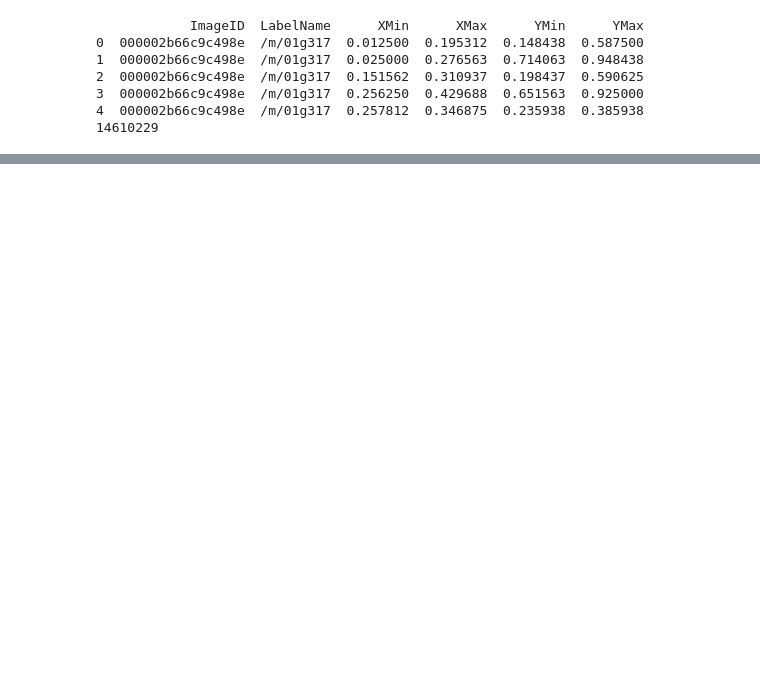
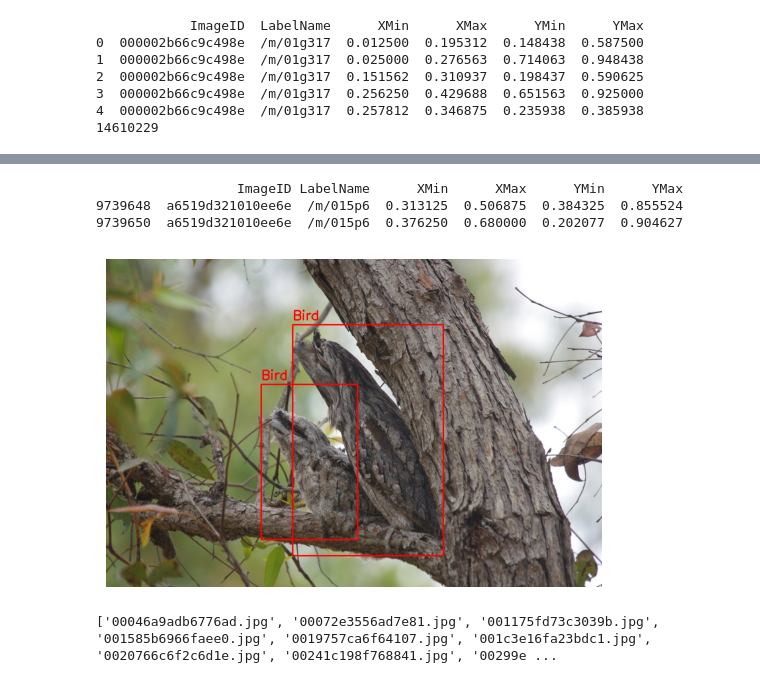
Before and after one commit to lytmercy/oid_challenge, a Jupyter notebook: dataset_analysis.ipynb, the cells around one changed output, grey strips where cells are left out. Cells and saved outputs as stored; diff of their text form; code cells hidden in the pictures; blank space fills up the shorter version.

```diff
--- a/dataset_analysis.ipynb
+++ b/dataset_analysis.ipynb
@@ -199,0 +174,48 @@ Name: 3, dtype: object
+# %%
+# Creating function for taking XY coordinates and draw red rectangle for visualize bounding boxes for class in an image
+def image_and_bboxes_view(image, bboxes_coordinates):
+    """
+    Visualizing image and bounding boxes in plot;
+    :param image: some image for visualizing;
+    :param bboxes_coordinates: Boundary coordinates of the bounding boxes in that image and for some class;
+    :return: Show image and bounding boxes in one plot.
+    """
+    # Extract index from bboxes_coordinates dataframe
+    bboxes_index = bboxes_coordinates.index.tolist()
+    # Extract shape from image
+    image_shape = image.shape
+
+    for bbox_index in bboxes_index:
+        # Extract coordinates of bounding box from xy_coordinates
+        x_min, x_max = bboxes_coordinates.XMin[bbox_index], bboxes_coordinates.XMax[bbox_index]
+        y_min, y_max = bboxes_coordinates.YMin[bbox_index], bboxes_coordinates.YMax[bbox_index]
+
+        # Denormalize coordinates
+        x_min, x_max = int(x_min * image_shape[1]), int(x_max * image_shape[1])
+        y_min, y_max = int(y_min * image_shape[0]), int(y_max * image_shape[0])
+
+        # Defining which class is inside this bounding box
+        class_name = class_description_df.loc[class_description_df["LabelCode"] == bboxes_coordinates.LabelName[bbox_index], "LabelName"].tolist()[0]
+
+        # Drawing a red rectangle to localise an object
+        cv2.rectangle(image, pt1=(x_min, y_min), pt2=(x_max, y_max), color=(255, 0, 0), thickness=2)
+        cv2.putText(image, class_name, (x_min, y_min-10), cv2.FONT_HERSHEY_SIMPLEX, 0.9, (255, 0, 0), 2)
+
+    plt.imshow(image)
+    plt.axis("off")
+    plt.show()
+# %%
+# Finding xy_coordinates in ground truth
+clear_image_id = image_name.replace('.jpg', '')
+image_bbox_coordinates = train_ground_truth[train_ground_truth["ImageID"] == clear_image_id]
+image_bbox_coordinates = image_bbox_coordinates[image_bbox_coordinates["LabelName"].isin(class_description_list)]
+print(image_bbox_coordinates)
+# %% [output]
+                  ImageID LabelName      XMin      XMax      YMin      YMax
+9739648  a6519d321010ee6e  /m/015p6  0.313125  0.506875  0.384325  0.855524
+9739650  a6519d321010ee6e  /m/015p6  0.376250  0.680000  0.202077  0.904627
+# %%
+# Visualize image and ground truth bounding box
+image_and_bboxes_view(rand_image, image_bbox_coordinates)
+# %% [output]
+[figure, added]
@@ -199,0 +232,5 @@ Name: 3, dtype: object
+# %%
+# Visualising images size
+visualise_images_size("dataset\\train\\")
+# %% [output]
+['00046a9adb6776ad.jpg', '00072e3556ad7e81.jpg', '001175fd73c3039b.jpg', '001585b6966faee0.jpg', '0019757ca6f64107.jpg', '001c3e16fa23bdc1.jpg', '0020766c6f2c6d1e.jpg', '00241c198f768841.jpg', '00299e ...
```
Also changed, not shown: parts of 16 cells of this notebook.
